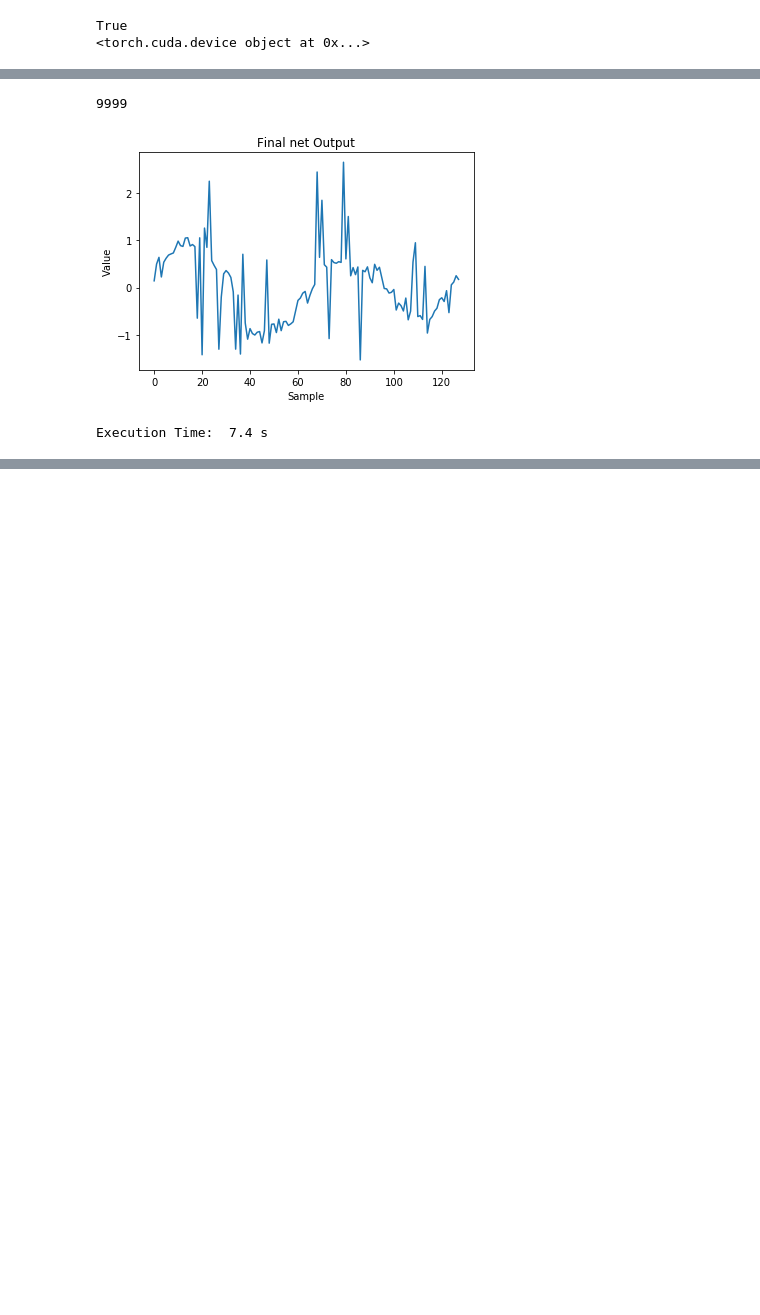
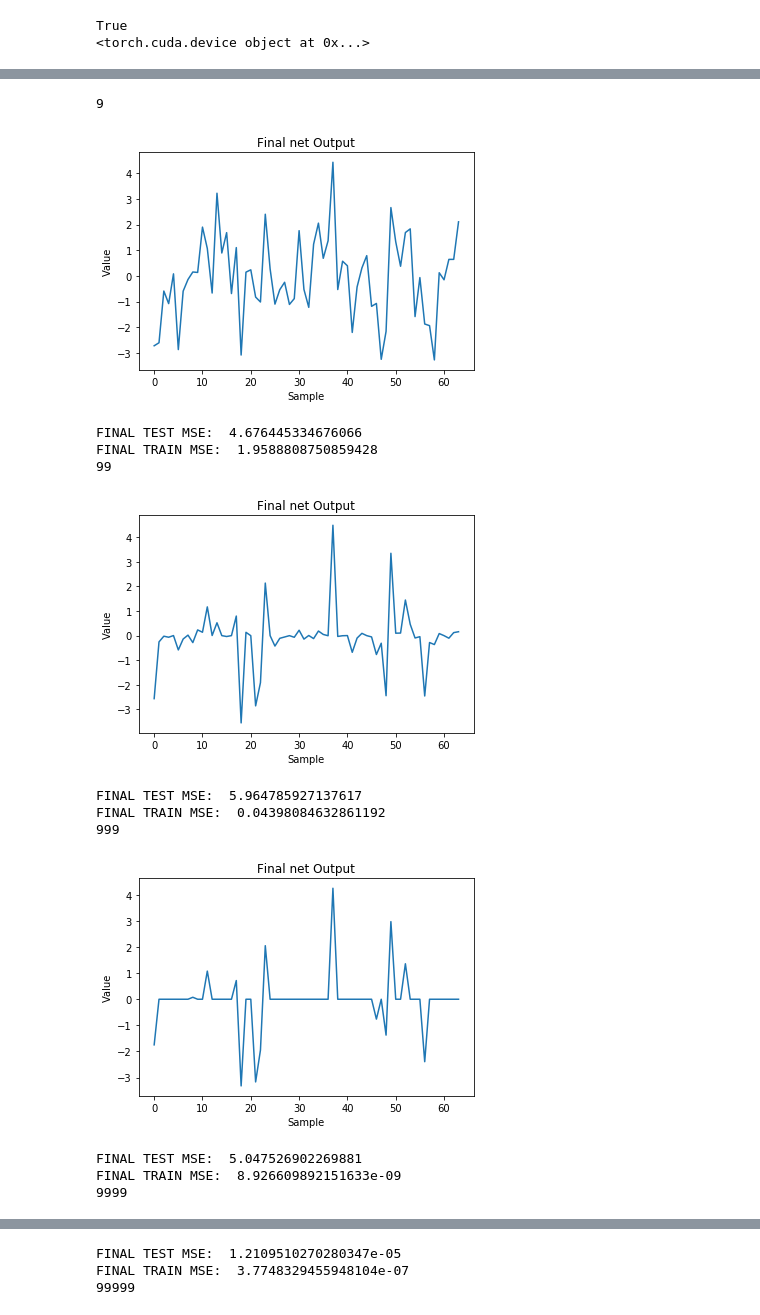
Before and after one commit to Sriram-Ravula/Sine_DIP, a Jupyter notebook: Z testing.ipynb, the cells around one changed output, grey strips where cells are left out. Drawn from its saved outputs; the diff is of its cells as text; code cells hidden in the pictures; blank space fills up the shorter version.

```diff
--- a/Z testing.ipynb
+++ b/Z testing.ipynb
@@ -28,18 +28,20 @@ env: CUDA_VISIBLE_DEVICES=0
 # %%
 LR = 1e-4 # learning rate
 MOM = 0.9 # momentum
-NUM_ITER = 10000 # number iterations
+NUM_ITER = 100000 # number iterations
 WD = 1e-4 # weight decay for l2-regularization
 
-INPUT_LEN = 32 # input len
+INPUT_LEN = 16 # input len
 INPUT_CHANS = 64 #number of channels in our input
 
 OUTPUT_CHANS = 1 #num channels in the net output
-OUTPUT_LEN = 128
+OUTPUT_LEN = 64
 
 X_OUTPUT = np.arange(OUTPUT_LEN) #set up an axis for plotting wave outputs
 
-NUM_MEASUREMENTS = 100
+NUM_MEASUREMENTS = 50
+
+ALPHA_TV = 0
 # %%
 CUDA = torch.cuda.is_available()
 #CUDA = False
@@ -88,7 +91,7 @@ class DCGAN(nn.Module):
             return meas
 # %%
 y0 = np.zeros((OUTPUT_LEN, 1))
-y0[:,0] = pywt.data.demo_signal(name='Heavisine', n=OUTPUT_LEN)
+#y0[:,0] = pywt.data.demo_signal(name='heavisine', n=OUTPUT_LEN)
 # %%
 def get_stats(x):
     a = np.min(x)
@@ -109,7 +112,7 @@ def normalise(x):
 def renormalise(x):
     return x*SIGMA + MU
 # %%
-y0 = normalise(y0)
+#y0 = normalise(y0)
 plt.figure()
 plt.plot(X_OUTPUT, y0, color='r')
 plt.xlabel("Sample")
@@ -136,9 +139,9 @@ y = Variable(y.type(dtype))
 if CUDA:
     y = y.cuda()
 # %%
-net = DCGAN(input_chans = INPUT_CHANS, output_chans = OUTPUT_CHANS, num_measurements=NUM_MEASUREMENTS)
+net = DCGAN(input_chans = INPUT_CHANS, output_chans = OUTPUT_CHANS, num_measurements=NUM_MEASUREMENTS, output_size = OUTPUT_LEN)
+net.fc.weight.data = torch.Tensor(A)
 net.fc.requires_grad = False
-net.fc.weight.data = torch.Tensor(A)
 
 allparams = [x for x in net.parameters()]
 allparams = allparams[:-1]
@@ -152,5 +155,8 @@ if CUDA:
     print("USING CUDA")
 else:
     print("RUNNING ON CPU")
+
+params = sum([np.prod(p.size()) for p in allparams])
+print(params)
 # %% [output]
 USING CUDA
@@ -162,45 +169,52 @@ mse = torch.nn.MSELoss().type(dtype)
 mse_log_true = np.zeros((NUM_ITER))
 mse_log_noisy = np.zeros((NUM_ITER))
 
 start = time.time()
 
 for i in range(NUM_ITER):
     optim.zero_grad()
     out = net(z)
 
-    if(i%100 ==0):
+    loss = mse(net.measurements(z), y)
+    #loss = MSE_TV_LOSS(net.measurements(z), y, ALPHA_TV, dtype)
 
-        awgn = np.zeros((NUM_MEASUREMENTS, 1))
-        awgn[:,0] = 0.1 * np.random.randn(NUM_MEASUREMENTS)
-
-        y = torch.Tensor(y1 + awgn)
-        y = Variable(y.type(dtype))
-
-        if CUDA:
-            y = y.cuda()
-
-    loss = mse(net.measurements(z), y)
 
     wave = out[0].detach().reshape(-1, OUTPUT_CHANS).cpu().numpy()
 
     mse_log_true[i] = np.mean((np.squeeze(y0)[imputed_samples] - np.squeeze(wave)[imputed_samples])**2)
     mse_log_noisy[i] = np.mean((np.squeeze(y0)[kept_samples] - np.squeeze(wave)[kept_samples])**2)
 
-    if i == NUM_ITER - 1:
+    num_vis = np.arange(math.log10(NUM_ITER))
+    vis = [(10**(e+1) - 1) for e in num_vis]
+
+    if i in vis:
         print(i)
 
         plt.plot(X_OUTPUT, wave)
         plt.xlabel("Sample")
         plt.ylabel("Value")
         plt.title("Final net Output")
         plt.show()
 
+        print("FINAL TEST MSE: ", mse_log_true[i])
+        print("FINAL TRAIN MSE: ", mse_log_noisy[i])
+
     loss.backward()
     optim.step()
 
 end = time.time()
 print("Execution Time: ", round(end-start, 2), "s")
 # %% [output]
-9999
+9
-[figure, old version]
+[figure, new version]
-Execution Time:  7.4 s
+FINAL TEST MSE:  4.676445334676066
+FINAL TRAIN MSE:  1.9588808750859428
+99
+[figure, added]
+FINAL TEST MSE:  5.964785927137617
+FINAL TRAIN MSE:  0.04398084632861192
+999
+[figure, added]
+FINAL TEST MSE:  5.047526902269881
+FINAL TRAIN MSE:  8.926609892151633e-09
+9999
@@ -206,0 +222,3 @@ Execution Time:  7.4 s
+FINAL TEST MSE:  1.2109510270280347e-05
+FINAL TRAIN MSE:  3.7748329455948104e-07
+99999
```
Also changed, not shown: parts of 6 cells of this notebook.
